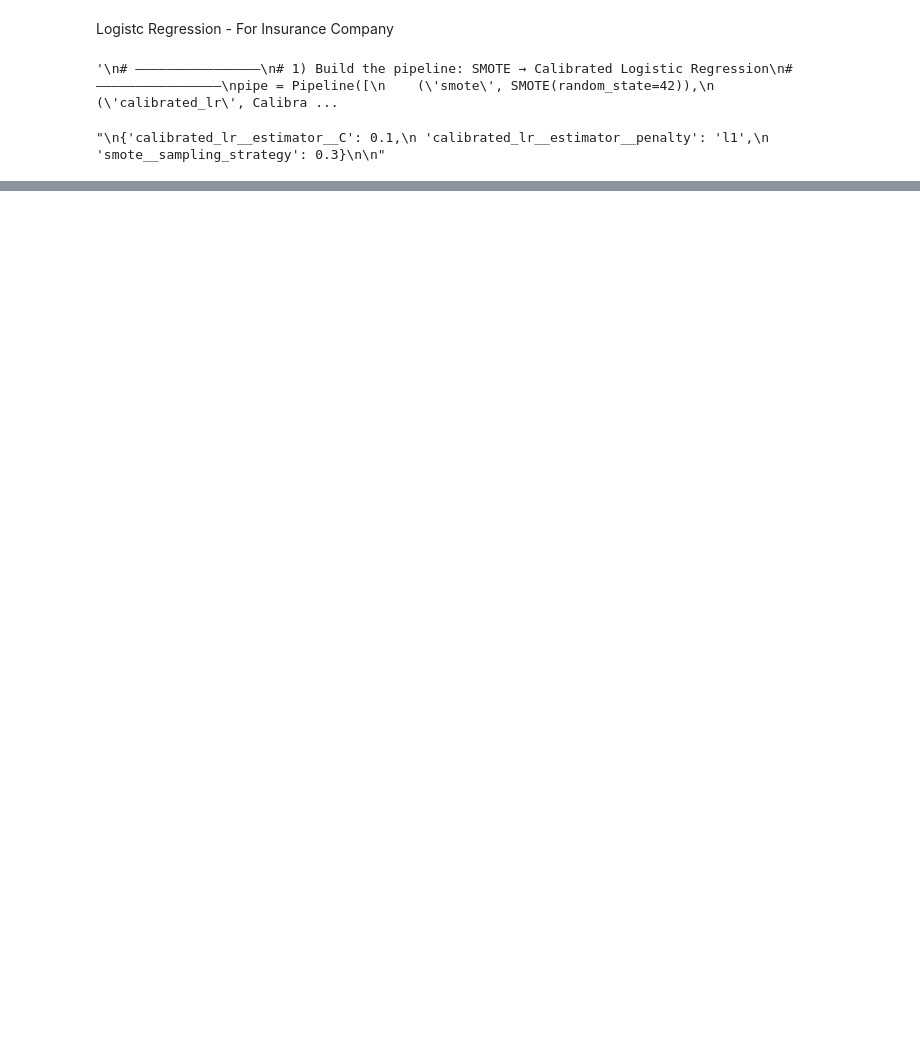
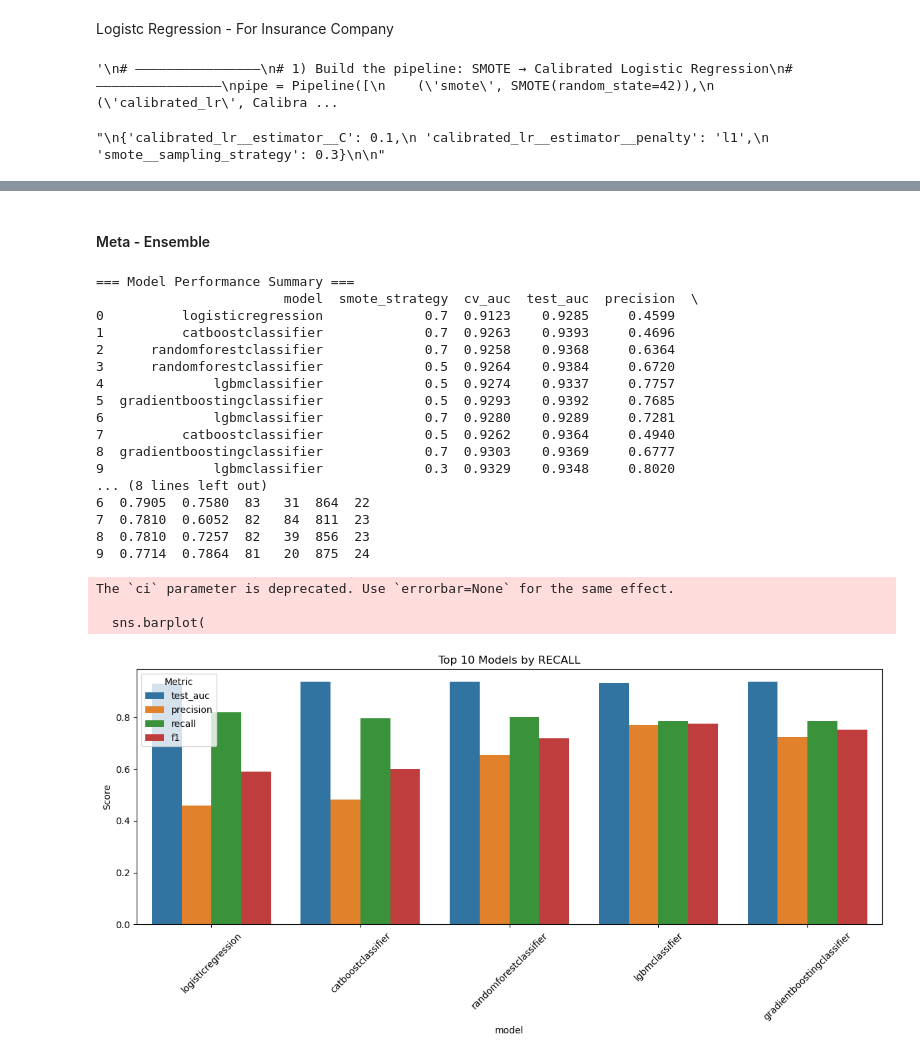
Before and after one commit to Mic-dev-gif/stroke_dataset_ml, a Jupyter notebook: main.ipynb, the cells around one changed output, grey strips where cells are left out. Saved outputs shown, nothing was run; the diff lists cells and outputs as text; code cells hidden in the pictures; blank space fills up the shorter version.

```diff
--- a/main.ipynb
+++ b/main.ipynb
@@ -1983,0 +2214,12 @@ print_all_metrics(
+# %%
+X_train_gb, X_test_gb, y_train_gb, y_test_gb = train_test_split(features, target, test_size = 0.20, random_state=0)
+
+normalizer = StandardScaler()
+
+normalizer.fit(X_train_gb)
+
+X_train_norm_gb = normalizer.transform(X_train_gb)
+X_test_norm_gb = normalizer.transform(X_test_gb)
+
+X_train_norm_gb = pd.DataFrame(X_train_norm_gb, columns = X_train_gb.columns)
+X_test_norm_gb = pd.DataFrame(X_test_norm_gb, columns = X_test_lg.columns)
@@ -1983,0 +2585,2 @@ print_all_metrics(
+# %% [markdown]
+#### Meta - Ensemble
@@ -1983,0 +2736,61 @@ print_all_metrics(
+# %%
+def analyze_all_models(results_df: pd.DataFrame, sort_by: str = "test_auc", top_n: Optional[int] = None, show_plots: bool = True):
+    """
+    Analyze and compare all evaluated models using the results DataFrame.
+
+    Parameters:
+        results_df (pd.DataFrame): The results collected by `store_results()`.
+        sort_by (str): Metric to sort by (e.g., 'test_auc', 'f1', 'recall').
+        top_n (int, optional): Show only top N models.
+        show_plots (bool): Whether to plot metric comparisons.
+    """
+
+    print("\n=== Model Performance Summary ===")
+    summary = results_df.sort_values(by=sort_by, ascending=False).reset_index(drop=True)
+    if top_n:
+        summary = summary.head(top_n)
+    print(summary)
+
+    if show_plots:
+        metrics_to_plot = ["test_auc", "precision", "recall", "f1"]
+        melted = pd.melt(summary, id_vars=["model", "smote_strategy"], value_vars=metrics_to_plot)
+
+        plt.figure(figsize=(12, 6))
+        sns.barplot(
+            data=melted,
+            x="model",
+            y="value",
+            hue="variable",
+            ci=None
+        )
+        plt.title(f"Top {top_n if top_n else 'All'} Models by {sort_by.upper()}")
+        plt.ylabel("Score")
+        plt.xticks(rotation=45)
+        plt.legend(title="Metric")
+        plt.tight_layout()
+        plt.show()
+# Load and analyze
+df_results = pd.read_csv("model_evaluation_results.csv")
+analyze_all_models(df_results, sort_by="recall", top_n=10)
+# %% [output]
+=== Model Performance Summary ===
+                        model  smote_strategy  cv_auc  test_auc  precision  \
+0          logisticregression             0.7  0.9123    0.9285     0.4599
+1          catboostclassifier             0.7  0.9263    0.9393     0.4696
+2      randomforestclassifier             0.7  0.9258    0.9368     0.6364
+3      randomforestclassifier             0.5  0.9264    0.9384     0.6720
+4              lgbmclassifier             0.5  0.9274    0.9337     0.7757
+5  gradientboostingclassifier             0.5  0.9293    0.9392     0.7685
+6              lgbmclassifier             0.7  0.9280    0.9289     0.7281
+7          catboostclassifier             0.5  0.9262    0.9364     0.4940
+8  gradientboostingclassifier             0.7  0.9303    0.9369     0.6777
+9              lgbmclassifier             0.3  0.9329    0.9348     0.8020
+... (8 lines left out)
+6  0.7905  0.7580  83   31  864  22
+7  0.7810  0.6052  82   84  811  23
+8  0.7810  0.7257  82   39  856  23
+9  0.7714  0.7864  81   20  875  24
+The `ci` parameter is deprecated. Use `errorbar=None` for the same effect.
+
+  sns.barplot(
+[figure, added]
```
Also changed, not shown: parts of 67 cells of this notebook.
